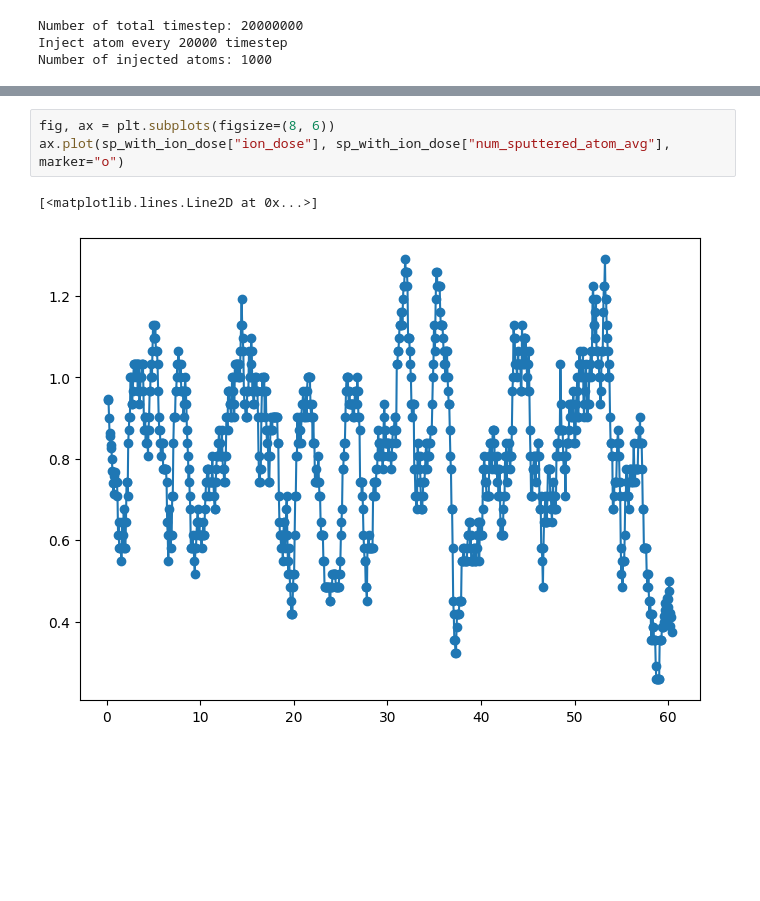
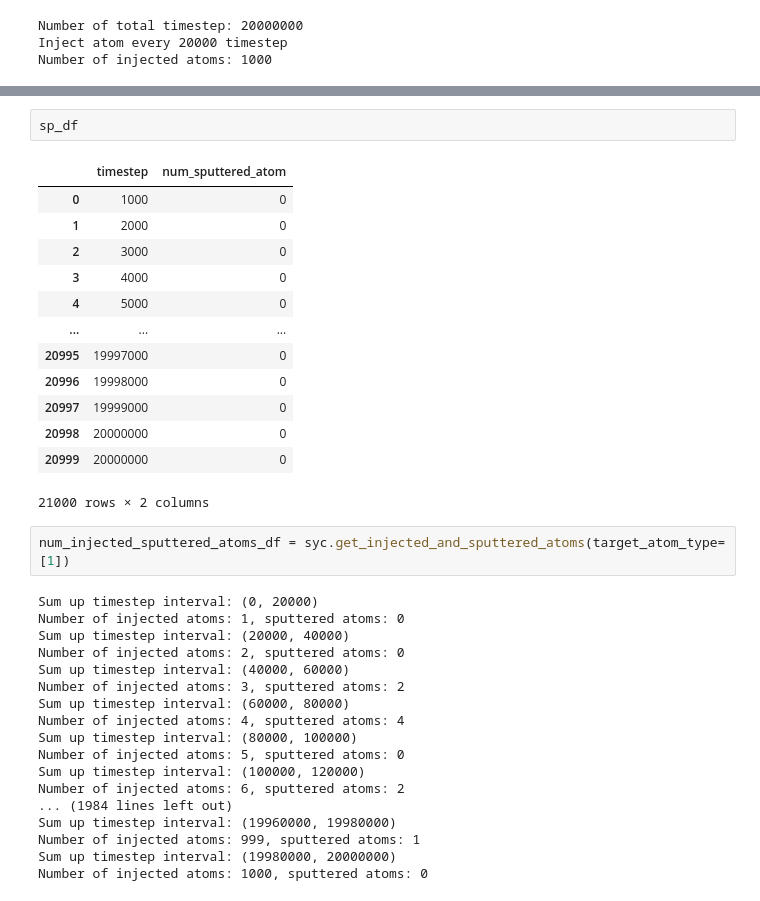
Before and after one commit to y1u0d2a1i/mlp_tools, a Jupyter notebook: notebooks/analyze/sputtering.ipynb, the cells around one changed output, grey strips where cells are left out. Saved outputs shown, nothing was run; the diff lists cells and outputs as text; blank space fills up the shorter version.

```diff
--- a/notebooks/analyze/sputtering.ipynb
+++ b/notebooks/analyze/sputtering.ipynb
@@ -30,6 +21,36 @@ sp_with_ion_dose.head()
-# %%
-fig, ax = plt.subplots(figsize=(8, 6))
-ax.plot(sp_with_ion_dose["ion_dose"], sp_with_ion_dose["num_sputtered_atom_avg"], marker="o")
-# %% [output]
-[<matplotlib.lines.Line2D at 0x...>]
-[figure, removed]
+# %%
+sp_df
+# %% [output]
+|  | timestep | num_sputtered_atom |
+| 0 | 1000 | 0 |
+| 1 | 2000 | 0 |
+| 2 | 3000 | 0 |
+| 3 | 4000 | 0 |
+| 4 | 5000 | 0 |
+| ... | ... | ... |
+| 20995 | 19997000 | 0 |
+| 20996 | 19998000 | 0 |
+| 20997 | 19999000 | 0 |
+| 20998 | 20000000 | 0 |
+| 20999 | 20000000 | 0 |
+21000 rows × 2 columns
+# %%
+num_injected_sputtered_atoms_df = syc.get_injected_and_sputtered_atoms(target_atom_type=[1])
+# %% [output]
+Sum up timestep interval: (0, 20000)
+Number of injected atoms: 1, sputtered atoms: 0
+Sum up timestep interval: (20000, 40000)
+Number of injected atoms: 2, sputtered atoms: 0
+Sum up timestep interval: (40000, 60000)
+Number of injected atoms: 3, sputtered atoms: 2
+Sum up timestep interval: (60000, 80000)
+Number of injected atoms: 4, sputtered atoms: 4
+Sum up timestep interval: (80000, 100000)
+Number of injected atoms: 5, sputtered atoms: 0
+Sum up timestep interval: (100000, 120000)
+Number of injected atoms: 6, sputtered atoms: 2
+... (1984 lines left out)
+Sum up timestep interval: (19960000, 19980000)
+Number of injected atoms: 999, sputtered atoms: 1
+Sum up timestep interval: (19980000, 20000000)
+Number of injected atoms: 1000, sputtered atoms: 0
```
Also changed, not shown: parts of 2 cells of this notebook, 1 other file.
